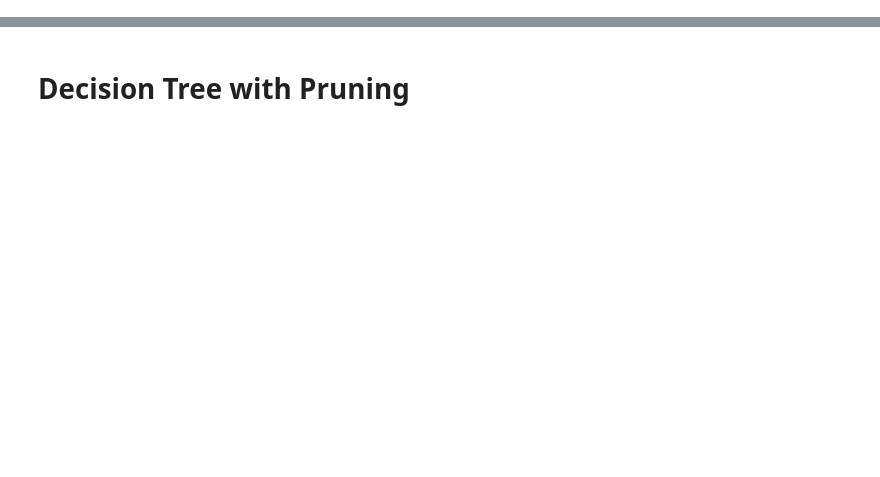
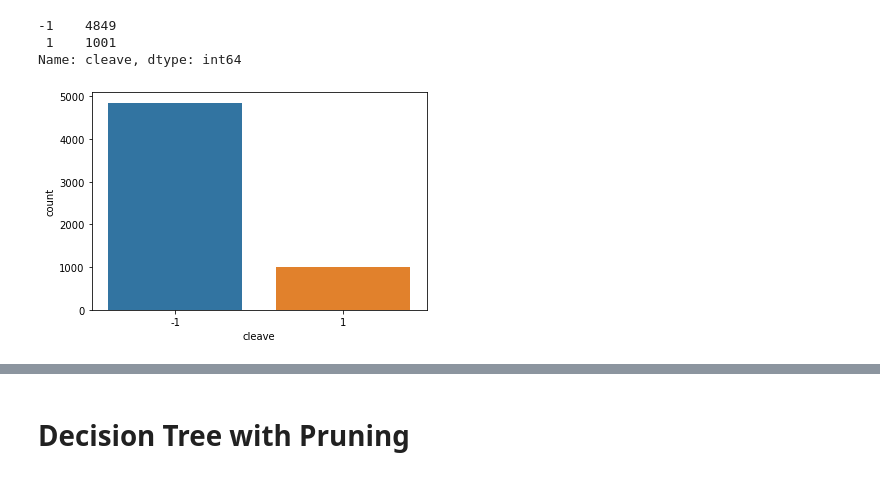
Before and after one commit to pparr/ml-supervised-learning, a Jupyter notebook: supervised_learning_parrott.ipynb, the cells around one changed output, grey strips where cells are left out. Drawn from its saved outputs; the diff is of its cells as text; code cells hidden in the pictures; blank space fills up the shorter version.

```diff
--- a/supervised_learning_parrott.ipynb
+++ b/supervised_learning_parrott.ipynb
@@ -135,13 +137,20 @@ def plot_learning_curve(estimator, title, X, y, axes=None, ylim=None, cv=None,
 # %%
 # Dataset source:
 #http://archive.ics.uci.edu/ml/datasets/HIV-1+protease+cleavage#
-# combined 746 and 1625 data into one set removing duplicates.
+# combined all datasets, removing duplicates
 
 # Read in data
-train_data = pd.read_csv('./data/1625Data.csv', sep=',') # larger set 2/3
+data = pd.read_csv('./data/HIV_DataSet.csv', sep=',')
 
-
-# TODO, will need to combine these then use split. There are 2 more files too
+sns.countplot(data['cleave']) # plot number of things with each value
+# number of negative cleave values versus positive.
+data['cleave'].value_counts(sort=True)
+# skewed toward predicting negative because more examples?
+# %% [output]
+-1    4849
+ 1    1001
+Name: cleave, dtype: int64
+[figure, added]
 # %%
 # Create training, testing, and validation sets
 
```
Also changed, not shown: parts of 11 cells of this notebook, 1 other file.
